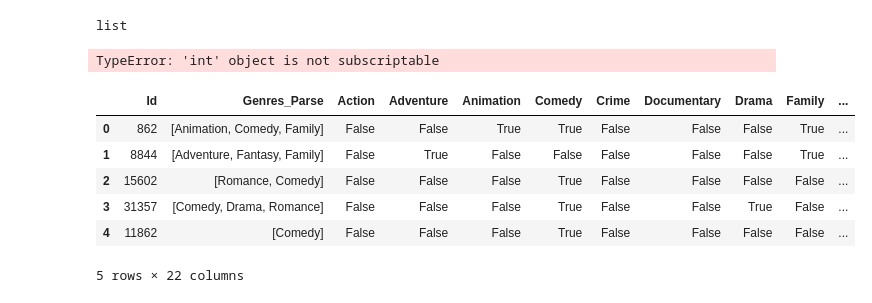
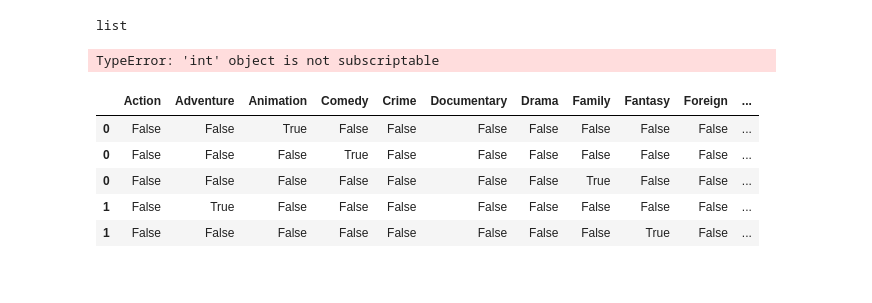
Before and after one commit to slimrivermoi/Techlabs-DS5, a Jupyter notebook: edit_data/Michael/movie_genres_dummy_variables_conversion.ipynb, the cells around one changed output. Cells and saved outputs as stored; diff of their text form; code cells hidden in the pictures.

```diff
--- a/edit_data/Michael/movie_genres_dummy_variables_conversion.ipynb
+++ b/edit_data/Michael/movie_genres_dummy_variables_conversion.ipynb
@@ -83,23 +83,22 @@ df_genres_matrix["Genres_Parse"].explode()
 # %%
 # Step 1: Explode the list of genres
 exploded_df = df_genres_matrix.explode('Genres_Parse')
 
 # Step 2: One-hot encode the genres
 one_hot = pd.get_dummies(exploded_df['Genres_Parse'])
 
 # Step 3: Group by movie_id (or the original index) and aggregate with max
 genre_df = one_hot.groupby(exploded_df.index).max()
 
 # Step 4: Concatenate the original DataFrame with the new genre columns
 df_genres = pd.concat([df_genres_matrix, genre_df], axis=1)
 
 # Display the final DataFrame
-df_genres.head()
+one_hot.head()
 # %% [output]
-|  | Id | Genres_Parse | Action | Adventure | Animation | Comedy | Crime | Documentary | Drama | Family | ... |
-| 0 | 862 | [Animation, Comedy, Family] | False | False | True | True | False | False | False | True | ... |
-| 1 | 8844 | [Adventure, Fantasy, Family] | False | True | False | False | False | False | False | True | ... |
-| 2 | 15602 | [Romance, Comedy] | False | False | False | True | False | False | False | False | ... |
-| 3 | 31357 | [Comedy, Drama, Romance] | False | False | False | True | False | False | True | False | ... |
-| 4 | 11862 | [Comedy] | False | False | False | True | False | False | False | False | ... |
+|  | Action | Adventure | Animation | Comedy | Crime | Documentary | Drama | Family | Fantasy | Foreign | ... |
+| 0 | False | False | True | False | False | False | False | False | False | False | ... |
+| 0 | False | False | False | True | False | False | False | False | False | False | ... |
+| 0 | False | False | False | False | False | False | False | True | False | False | ... |
+| 1 | False | True | False | False | False | False | False | False | False | False | ... |
+| 1 | False | False | False | False | False | False | False | False | True | False | ... |
-5 rows × 22 columns
```
Also changed, not shown: 1 other file.
